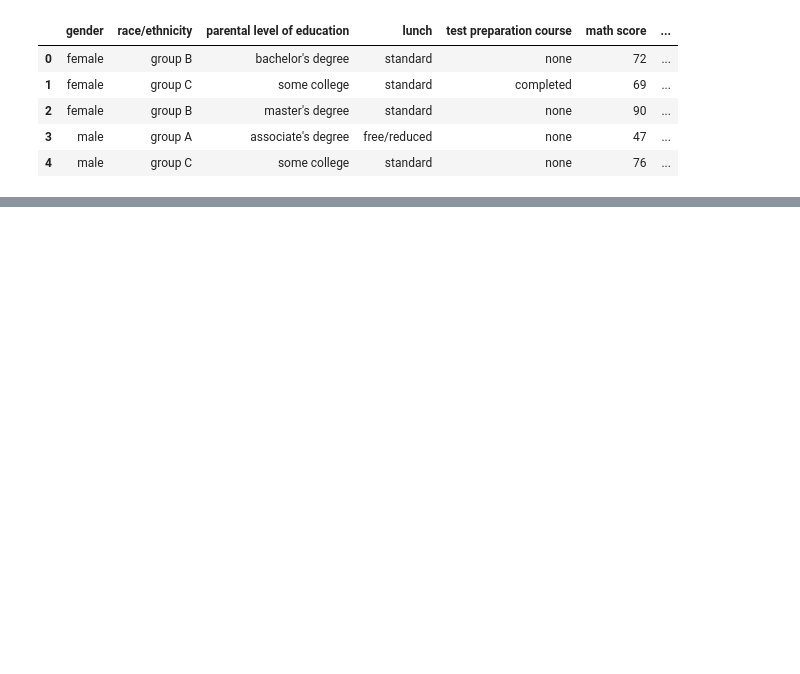
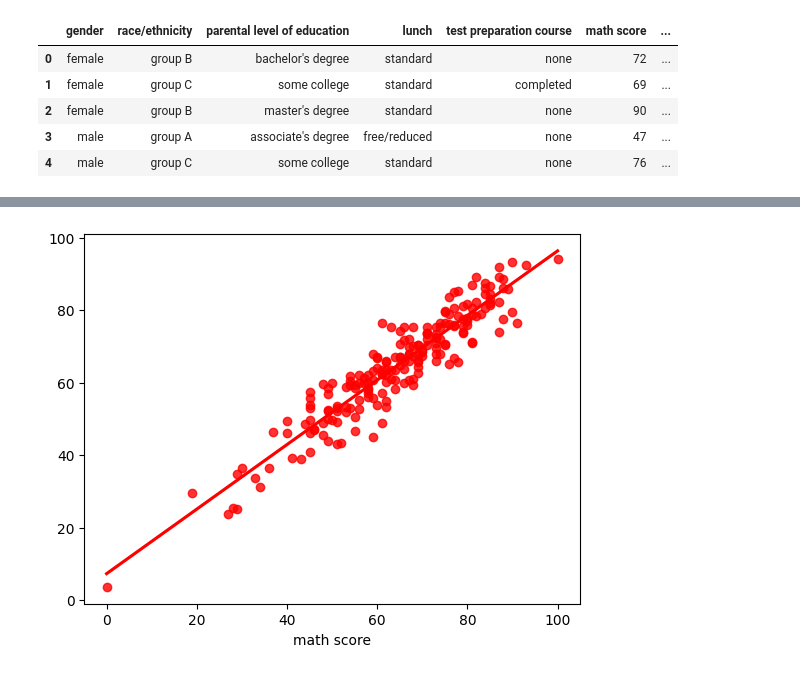
Before and after one commit to Pritsam2/mlproject, a Jupyter notebook: notebook/MODEL TRAINING.ipynb, the cells around one changed output, grey strips where cells are left out. Drawn from its saved outputs; the diff is of its cells as text; code cells hidden in the pictures; blank space fills up the shorter version.

```diff
--- a/notebook/MODEL TRAINING.ipynb
+++ b/notebook/MODEL TRAINING.ipynb
@@ -28,0 +200,4 @@ df.head()
+# %%
+sns.regplot(x=y_test,y=y_pred,ci=None,color ='red');
+# %% [output]
+[figure, added]
```
Also changed, not shown: parts of 15 cells of this notebook, 5 other files.
